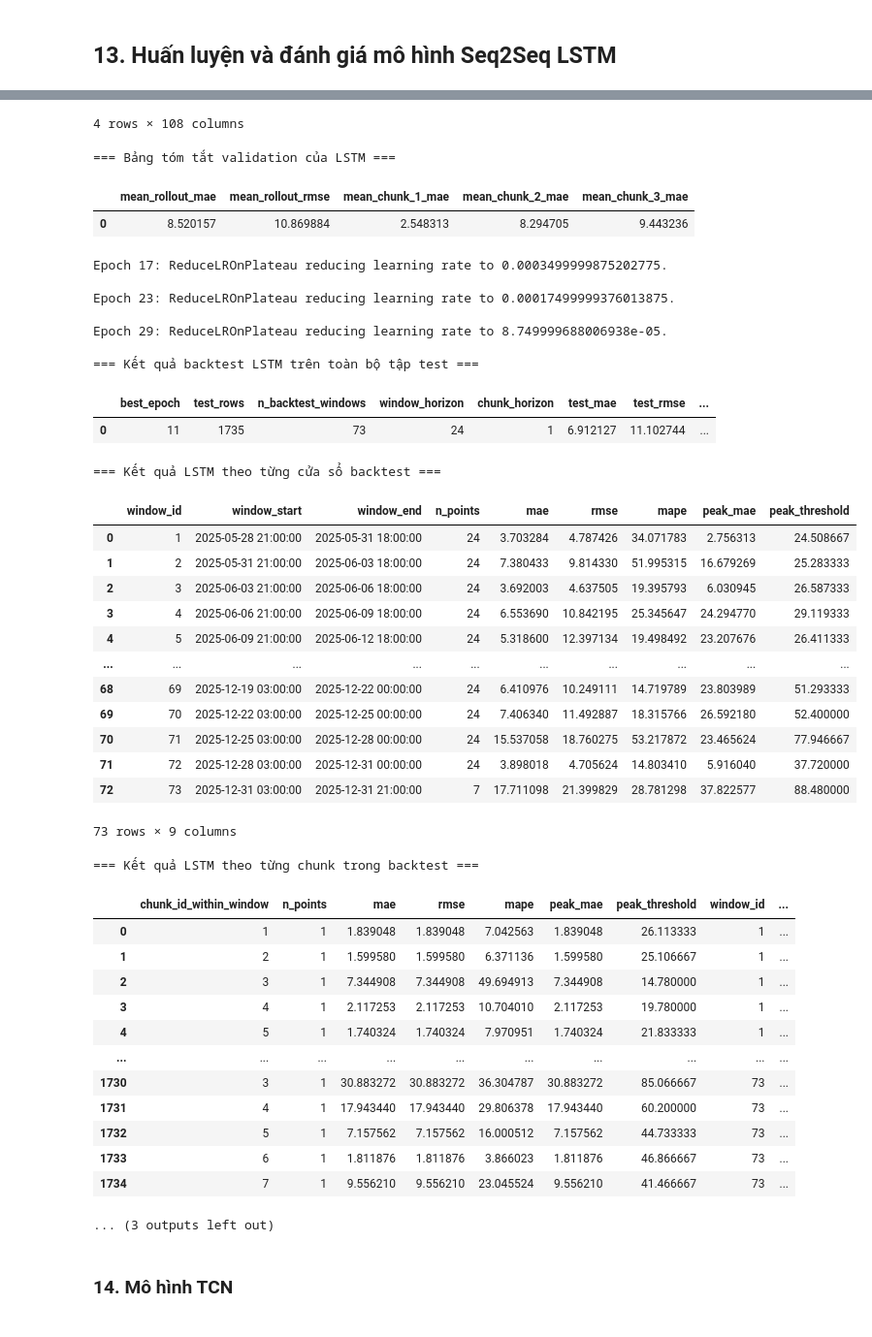
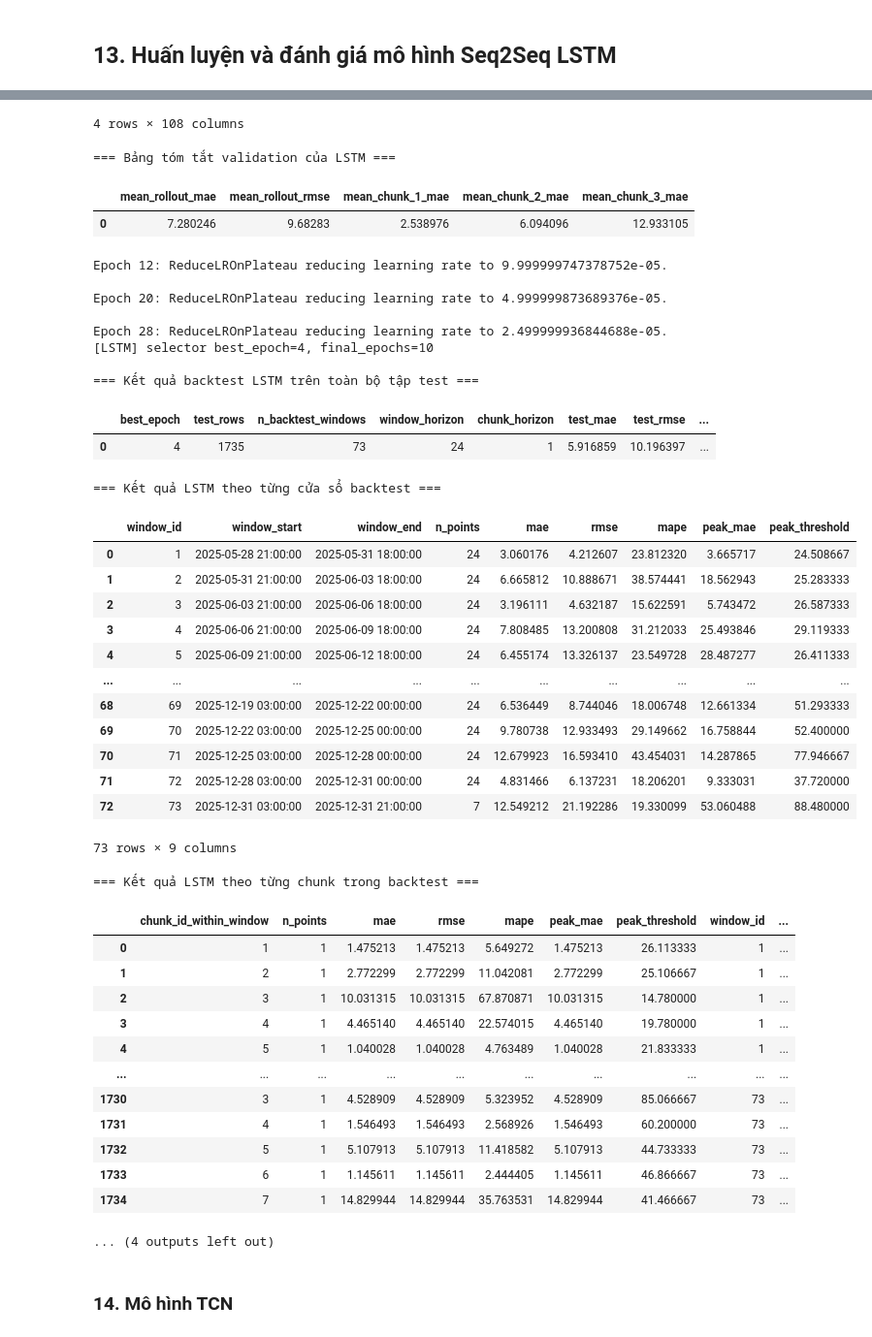
Before and after one commit to HoangHumg1210/hoankiem-air-quality-, a Jupyter notebook: notebooks/03_model.ipynb, the cells around one changed output, grey strips where cells are left out. Shown at 97% size. Saved outputs shown, nothing was run; the diff lists cells and outputs as text; code cells hidden in the pictures.

```diff
--- a/notebooks/03_model.ipynb
+++ b/notebooks/03_model.ipynb
@@ -478,7 +478,7 @@ SELECTED_FEATURE_SET = "all"
 OPTIMISTIC_FEATURE_SET = "optimistic_v1"
 INNER_VAL_SIZE = 56
 PEAK_QUANTILE = 0.90
-PEAK_WEIGHT = 3.0
+PEAK_WEIGHT = 2.5
 HUBER_DELTA = 1.0
 FINAL_EPOCH_FLOOR = 10
 EARLY_STOPPING_PATIENCE = 24
@@ -2296,7 +2343,7 @@ LSTM_MODEL_KWARGS = {
     "dense_units": 128,
     "dropout": 0.15,
     "recurrent_dropout": 0.0,
-    "learning_rate": 7e-4,
+    "learning_rate": 2e-4,
     "l2_reg": 1e-5,
     "clipnorm": 1.0,
     "use_attention": True,
@@ -2637,44 +2684,45 @@ Epoch 29: ReduceLROnPlateau reducing learning rate to 4.374999844003469e-05.
 4 rows × 108 columns
 === Bảng tóm tắt validation của LSTM ===
 |  | mean_rollout_mae | mean_rollout_rmse | mean_chunk_1_mae | mean_chunk_2_mae | mean_chunk_3_mae |
-| 0 | 8.520157 | 10.869884 | 2.548313 | 8.294705 | 9.443236 |
+| 0 | 7.280246 | 9.68283 | 2.538976 | 6.094096 | 12.933105 |
-Epoch 17: ReduceLROnPlateau reducing learning rate to 0.0003499999875202775.
+Epoch 12: ReduceLROnPlateau reducing learning rate to 9.999999747378752e-05.
 
-Epoch 23: ReduceLROnPlateau reducing learning rate to 0.00017499999376013875.
+Epoch 20: ReduceLROnPlateau reducing learning rate to 4.999999873689376e-05.
 
-Epoch 29: ReduceLROnPlateau reducing learning rate to 8.749999688006938e-05.
+Epoch 28: ReduceLROnPlateau reducing learning rate to 2.499999936844688e-05.
+[LSTM] selector best_epoch=4, final_epochs=10
 
 === Kết quả backtest LSTM trên toàn bộ tập test ===
 |  | best_epoch | test_rows | n_backtest_windows | window_horizon | chunk_horizon | test_mae | test_rmse | ... |
-| 0 | 11 | 1735 | 73 | 24 | 1 | 6.912127 | 11.102744 | ... |
+| 0 | 4 | 1735 | 73 | 24 | 1 | 5.916859 | 10.196397 | ... |
 === Kết quả LSTM theo từng cửa sổ backtest ===
 |  | window_id | window_start | window_end | n_points | mae | rmse | mape | peak_mae | peak_threshold |
-| 0 | 1 | 2025-05-28 21:00:00 | 2025-05-31 18:00:00 | 24 | 3.703284 | 4.787426 | 34.071783 | 2.756313 | 24.508667 |
-| 1 | 2 | 2025-05-31 21:00:00 | 2025-06-03 18:00:00 | 24 | 7.380433 | 9.814330 | 51.995315 | 16.679269 | 25.283333 |
-| 2 | 3 | 2025-06-03 21:00:00 | 2025-06-06 18:00:00 | 24 | 3.692003 | 4.637505 | 19.395793 | 6.030945 | 26.587333 |
-| 3 | 4 | 2025-06-06 21:00:00 | 2025-06-09 18:00:00 | 24 | 6.553690 | 10.842195 | 25.345647 | 24.294770 | 29.119333 |
-| 4 | 5 | 2025-06-09 21:00:00 | 2025-06-12 18:00:00 | 24 | 5.318600 | 12.397134 | 19.498492 | 23.207676 | 26.411333 |
+| 0 | 1 | 2025-05-28 21:00:00 | 2025-05-31 18:00:00 | 24 | 3.060176 | 4.212607 | 23.812320 | 3.665717 | 24.508667 |
+| 1 | 2 | 2025-05-31 21:00:00 | 2025-06-03 18:00:00 | 24 | 6.665812 | 10.888671 | 38.574441 | 18.562943 | 25.283333 |
+| 2 | 3 | 2025-06-03 21:00:00 | 2025-06-06 18:00:00 | 24 | 3.196111 | 4.632187 | 15.622591 | 5.743472 | 26.587333 |
+| 3 | 4 | 2025-06-06 21:00:00 | 2025-06-09 18:00:00 | 24 | 7.808485 | 13.200808 | 31.212033 | 25.493846 | 29.119333 |
+| 4 | 5 | 2025-06-09 21:00:00 | 2025-06-12 18:00:00 | 24 | 6.455174 | 13.326137 | 23.549728 | 28.487277 | 26.411333 |
 | ... | ... | ... | ... | ... | ... | ... | ... | ... | ... |
-| 68 | 69 | 2025-12-19 03:00:00 | 2025-12-22 00:00:00 | 24 | 6.410976 | 10.249111 | 14.719789 | 23.803989 | 51.293333 |
-| 69 | 70 | 2025-12-22 03:00:00 | 2025-12-25 00:00:00 | 24 | 7.406340 | 11.492887 | 18.315766 | 26.592180 | 52.400000 |
-| 70 | 71 | 2025-12-25 03:00:00 | 2025-12-28 00:00:00 | 24 | 15.537058 | 18.760275 | 53.217872 | 23.465624 | 77.946667 |
-| 71 | 72 | 2025-12-28 03:00:00 | 2025-12-31 00:00:00 | 24 | 3.898018 | 4.705624 | 14.803410 | 5.916040 | 37.720000 |
-| 72 | 73 | 2025-12-31 03:00:00 | 2025-12-31 21:00:00 | 7 | 17.711098 | 21.399829 | 28.781298 | 37.822577 | 88.480000 |
+| 68 | 69 | 2025-12-19 03:00:00 | 2025-12-22 00:00:00 | 24 | 6.536449 | 8.744046 | 18.006748 | 12.661334 | 51.293333 |
+| 69 | 70 | 2025-12-22 03:00:00 | 2025-12-25 00:00:00 | 24 | 9.780738 | 12.933493 | 29.149662 | 16.758844 | 52.400000 |
+| 70 | 71 | 2025-12-25 03:00:00 | 2025-12-28 00:00:00 | 24 | 12.679923 | 16.593410 | 43.454031 | 14.287865 | 77.946667 |
+| 71 | 72 | 2025-12-28 03:00:00 | 2025-12-31 00:00:00 | 24 | 4.831466 | 6.137231 | 18.206201 | 9.333031 | 37.720000 |
+| 72 | 73 | 2025-12-31 03:00:00 | 2025-12-31 21:00:00 | 7 | 12.549212 | 21.192286 | 19.330099 | 53.060488 | 88.480000 |
 73 rows × 9 columns
 === Kết quả LSTM theo từng chunk trong backtest ===
 |  | chunk_id_within_window | n_points | mae | rmse | mape | peak_mae | peak_threshold | window_id | ... |
-| 0 | 1 | 1 | 1.839048 | 1.839048 | 7.042563 | 1.839048 | 26.113333 | 1 | ... |
-| 1 | 2 | 1 | 1.599580 | 1.599580 | 6.371136 | 1.599580 | 25.106667 | 1 | ... |
-| 2 | 3 | 1 | 7.344908 | 7.344908 | 49.694913 | 7.344908 | 14.780000 | 1 | ... |
-| 3 | 4 | 1 | 2.117253 | 2.117253 | 10.704010 | 2.117253 | 19.780000 | 1 | ... |
-| 4 | 5 | 1 | 1.740324 | 1.740324 | 7.970951 | 1.740324 | 21.833333 | 1 | ... |
+| 0 | 1 | 1 | 1.475213 | 1.475213 | 5.649272 | 1.475213 | 26.113333 | 1 | ... |
+| 1 | 2 | 1 | 2.772299 | 2.772299 | 11.042081 | 2.772299 | 25.106667 | 1 | ... |
+| 2 | 3 | 1 | 10.031315 | 10.031315 | 67.870871 | 10.031315 | 14.780000 | 1 | ... |
+| 3 | 4 | 1 | 4.465140 | 4.465140 | 22.574015 | 4.465140 | 19.780000 | 1 | ... |
+| 4 | 5 | 1 | 1.040028 | 1.040028 | 4.763489 | 1.040028 | 21.833333 | 1 | ... |
 | ... | ... | ... | ... | ... | ... | ... | ... | ... | ... |
-| 1730 | 3 | 1 | 30.883272 | 30.883272 | 36.304787 | 30.883272 | 85.066667 | 73 | ... |
-| 1731 | 4 | 1 | 17.943440 | 17.943440 | 29.806378 | 17.943440 | 60.200000 | 73 | ... |
-| 1732 | 5 | 1 | 7.157562 | 7.157562 | 16.000512 | 7.157562 | 44.733333 | 73 | ... |
-| 1733 | 6 | 1 | 1.811876 | 1.811876 | 3.866023 | 1.811876 | 46.866667 | 73 | ... |
-| 1734 | 7 | 1 | 9.556210 | 9.556210 | 23.045524 | 9.556210 | 41.466667 | 73 | ... |
+| 1730 | 3 | 1 | 4.528909 | 4.528909 | 5.323952 | 4.528909 | 85.066667 | 73 | ... |
+| 1731 | 4 | 1 | 1.546493 | 1.546493 | 2.568926 | 1.546493 | 60.200000 | 73 | ... |
+| 1732 | 5 | 1 | 5.107913 | 5.107913 | 11.418582 | 5.107913 | 44.733333 | 73 | ... |
+| 1733 | 6 | 1 | 1.145611 | 1.145611 | 2.444405 | 1.145611 | 46.866667 | 73 | ... |
+| 1734 | 7 | 1 | 14.829944 | 14.829944 | 35.763531 | 14.829944 | 41.466667 | 73 | ... |
-... (3 outputs left out)
+... (4 outputs left out)
 # %% [markdown]
 ### 14. Mô hình TCN
 # %%
```
Also changed, not shown: parts of 11 cells of this notebook.
